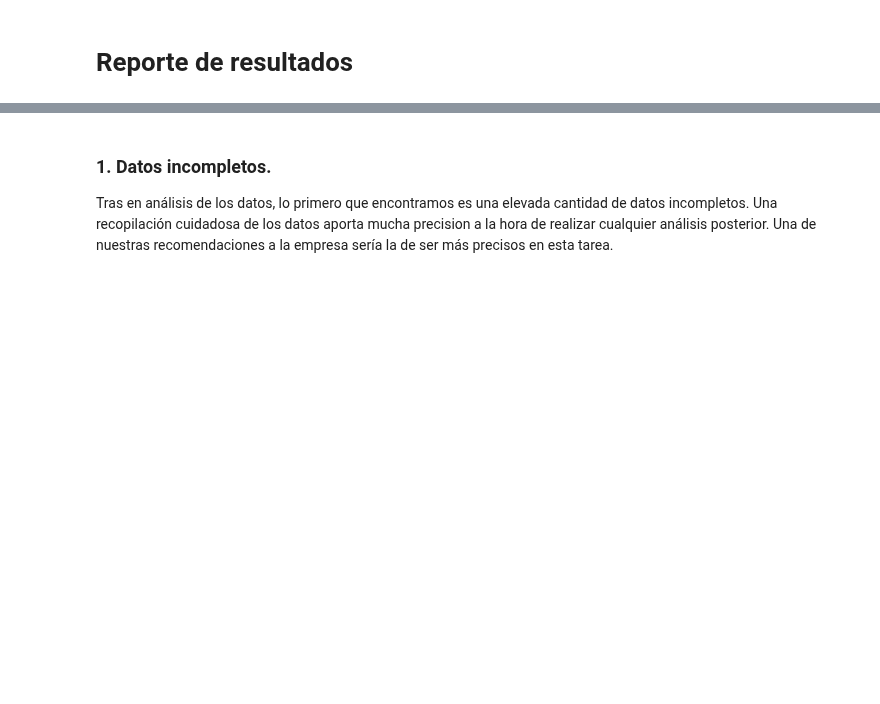
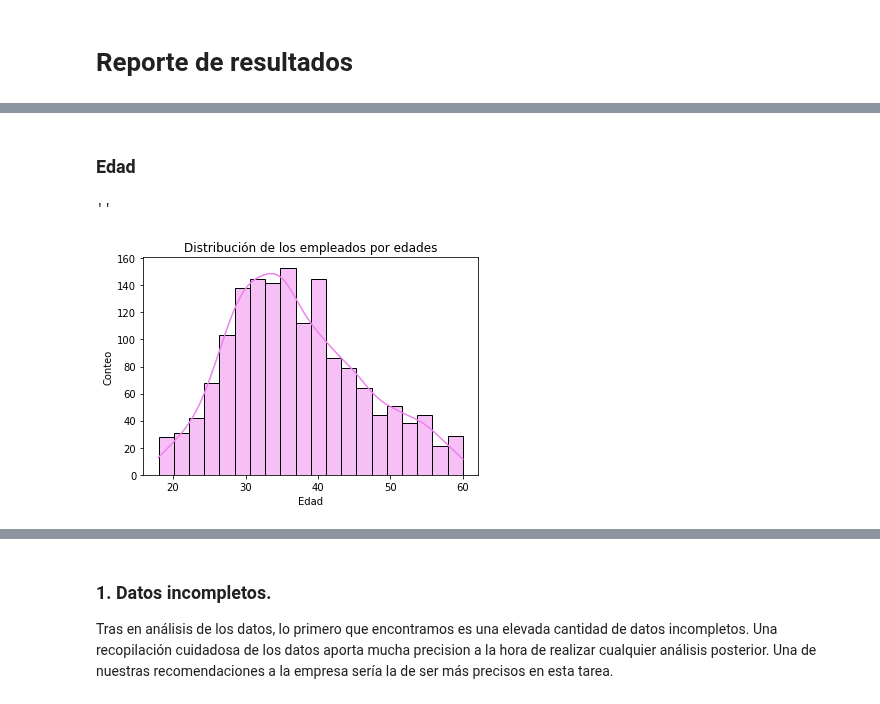
Before and after one commit to raquelmartinrodriguez/proyecto-da-promo-G-modulo-3-team-1, a Jupyter notebook: informe.ipynb, the cells around one changed output, grey strips where cells are left out. Saved outputs shown, nothing was run; the diff lists cells and outputs as text; code cells hidden in the pictures; blank space fills up the shorter version.

```diff
--- a/informe.ipynb
+++ b/informe.ipynb
@@ -36,0 +42,20 @@ df_original.head()
+# %% [markdown]
+### Edad
+# %%
+sns.histplot(x = "Age",
+             data = df,
+             color = "violet",
+             kde = True,
+             bins = 20 )
+
+# usando 'plt.xlabel()' cambiamos el nombre del eje x
+plt.xlabel("Edad")
+
+# usando el método 'plt.ylabel()' cambiamos el nombre del eje y
+plt.ylabel("Conteo")
+
+plt.title('Distribución de los empleados por edades')
+;
+# %% [output]
+''
+[figure, added]
```
Also changed, not shown: parts of 71 cells of this notebook.
